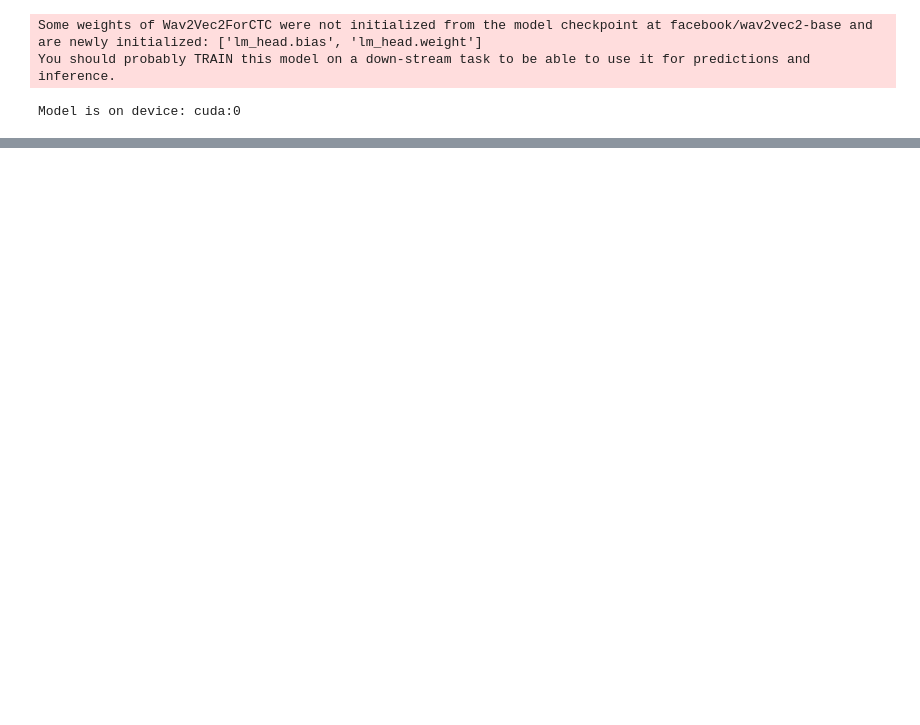
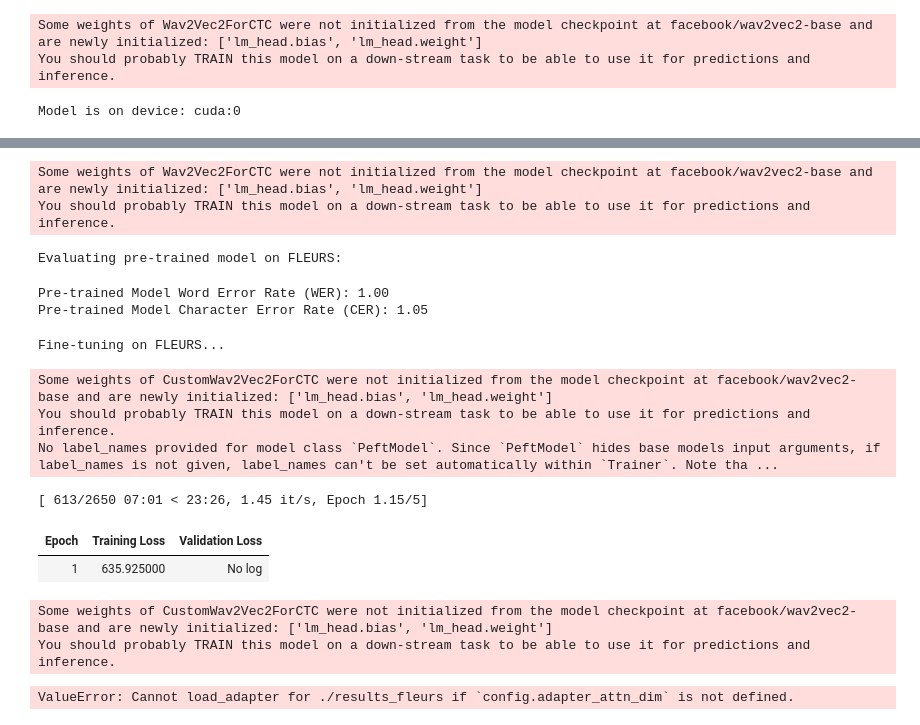
Before and after one commit to M23CSA520/SpeechUnderstanding_Project, a Jupyter notebook: M23CSA520_SU_Project.ipynb, the cells around one changed output, grey strips where cells are left out. Drawn from its saved outputs; the diff is of its cells as text; code cells hidden in the pictures; blank space fills up the shorter version.

```diff
--- a/M23CSA520_SU_Project.ipynb
+++ b/M23CSA520_SU_Project.ipynb
@@ -75,7 +91,10 @@ class Config:
 
     # Output directories
     OUTPUT_DIR = "./results"
+    OUTPUT_DIR1 = "./results_fleurs"
+
     LOG_DIR = "./logs"
+    LOG_DIR1 = "./logs_fleurs"
 # %%
 # @title Data augmentation functions
 def time_stretch(audio, rate=1.1):
@@ -191,15 +210,24 @@ def download_and_preprocess_datasets(dset_name, language="hi", language_code="hi
         print("FLEURS Dataset Statistics:")
         print_dataset_statistics(asr_dset["train"], name="FLEURS Train")
         print_dataset_statistics(asr_dset["test"], name="FLEURS Test")
-
-    asr_train = asr_dset["train"].map(
+    if dset_name == 'C':
+        asr_train = asr_dset["train"].map(
         lambda x: prepare_dataset(x, processor, augment=True),
         remove_columns=[col for col in asr_dset["train"].column_names if col not in ["audio", "sentence"]]
-    )
-    asr_test = asr_dset["test"].map(
+        )
+        asr_test = asr_dset["test"].map(
         lambda x: prepare_dataset(x, processor, augment=False),
         remove_columns=[col for col in asr_dset["test"].column_names if col not in ["audio", "sentence"]]
-    )
+        )
+    if dset_name == 'F':
+        asr_train = asr_dset["train"].map(
+        lambda x: prepare_dataset(x, processor, augment=True),
+        remove_columns=[col for col in asr_dset["train"].column_names if col not in ["audio", "transcription"]]
+        )
+        asr_test = asr_dset["test"].map(
+        lambda x: prepare_dataset(x, processor, augment=False),
+        remove_columns=[col for col in asr_dset["test"].column_names if col not in ["audio", "transcription"]]
+        )
 
     return asr_train, asr_test, processor
 # %%
@@ -221,8 +249,10 @@ def evaluate_pretrained_model(model, processor, test_dataset):
         text_column = "sentence"
     elif "transcription" in test_dataset.column_names:
         text_column = "transcription"
+    elif "text" in test_dataset.column_names:  # Add support for 'text' column
+        text_column = "text"
     else:
-        raise KeyError("Dataset does not contain 'sentence' or 'transcription' column.")
+        raise KeyError("Dataset does not contain 'sentence' or 'transcription' or 'text' column.")
 
     for batch in test_dataset:
         inputs = torch.tensor(batch["input_values"]).unsqueeze(0).to(device)
@@ -340,6 +340,11 @@ class CustomDataCollatorCTCWithPadding:
         batch["labels"] = labels
 
         return batch
+# %%
+class CustomWav2Vec2ForCTC(Wav2Vec2ForCTC):
+    def get_input_embeddings(self):
+        import torch.nn as nn
+        return nn.Identity()
 # %%
 # @title Function for Fine-tune the model
 def fine_tune_model(train_dataset, test_dataset, processor):
@@ -497,8 +638,38 @@ fleurs_train , fleurs_test , processor = download_and_preprocess_datasets(dset_n
 # Step 2: Load PreTrained model
 pretrained_model = Wav2Vec2ForCTC.from_pretrained(Config.MODEL_NAME).to(device)
 pretrained_model.gradient_checkpointing_enable()
+# %% [output]
+Some weights of Wav2Vec2ForCTC were not initialized from the model checkpoint at facebook/wav2vec2-base and are newly initialized: ['lm_head.bias', 'lm_head.weight']
+You should probably TRAIN this model on a down-stream task to be able to use it for predictions and inference.
 # %%
 #Step 3 : Evaluate pre-trained model on Fleurs datasets
 print("Evaluating pre-trained model on FLEURS:")
 evaluate_pretrained_model(pretrained_model, processor, fleurs_test)
+# %% [output]
+Evaluating pre-trained model on FLEURS:
+Pre-trained Model Word Error Rate (WER): 1.00
+Pre-trained Model Character Error Rate (CER): 1.05
+# %%
+# @title Fine Tuning using LoRA on Fleurs Dataset
+# Step 4: Fine-tune and evaluate on FLEURS
+Config.adapter_attn_dim = 128
+print("Fine-tuning on FLEURS...")
+fine_tune_model_fleurs(fleurs_train, fleurs_test, processor)
+# %% [output]
+Fine-tuning on FLEURS...
+Some weights of CustomWav2Vec2ForCTC were not initialized from the model checkpoint at facebook/wav2vec2-base and are newly initialized: ['lm_head.bias', 'lm_head.weight']
+You should probably TRAIN this model on a down-stream task to be able to use it for predictions and inference.
+No label_names provided for model class `PeftModel`. Since `PeftModel` hides base models input arguments, if label_names is not given, label_names can't be set automatically within `Trainer`. Note tha ...
+[ 613/2650 07:01 < 23:26, 1.45 it/s, Epoch 1.15/5]
+| Epoch | Training Loss | Validation Loss |
+| 1 | 635.925000 | No log |
+# %%
+fine_tuned_model_fleurs = CustomWav2Vec2ForCTC.from_pretrained(Config.OUTPUT_DIR1, ignore_mismatched_sizes=True)
+fine_tuned_model_fleurs.to(device)
+print("Evaluating fine-tuned model with LoRA on FLEURS:")
+evaluate_model(fine_tuned_model_fleurs, processor, fleurs_test)
+# %% [output]
+Some weights of CustomWav2Vec2ForCTC were not initialized from the model checkpoint at facebook/wav2vec2-base and are newly initialized: ['lm_head.bias', 'lm_head.weight']
+You should probably TRAIN this model on a down-stream task to be able to use it for predictions and inference.
+ValueError: Cannot load_adapter for ./results_fleurs if `config.adapter_attn_dim` is not defined.
 # %%
```
Also changed, not shown: parts of 17 cells of this notebook, 1 other file.
